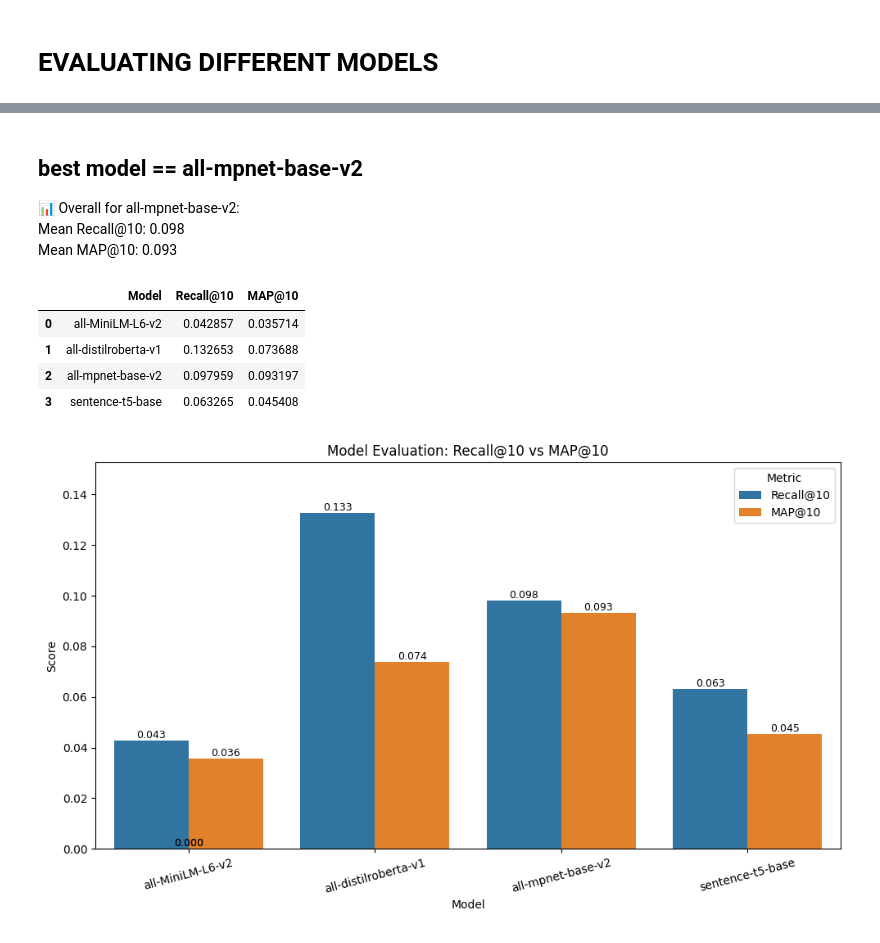
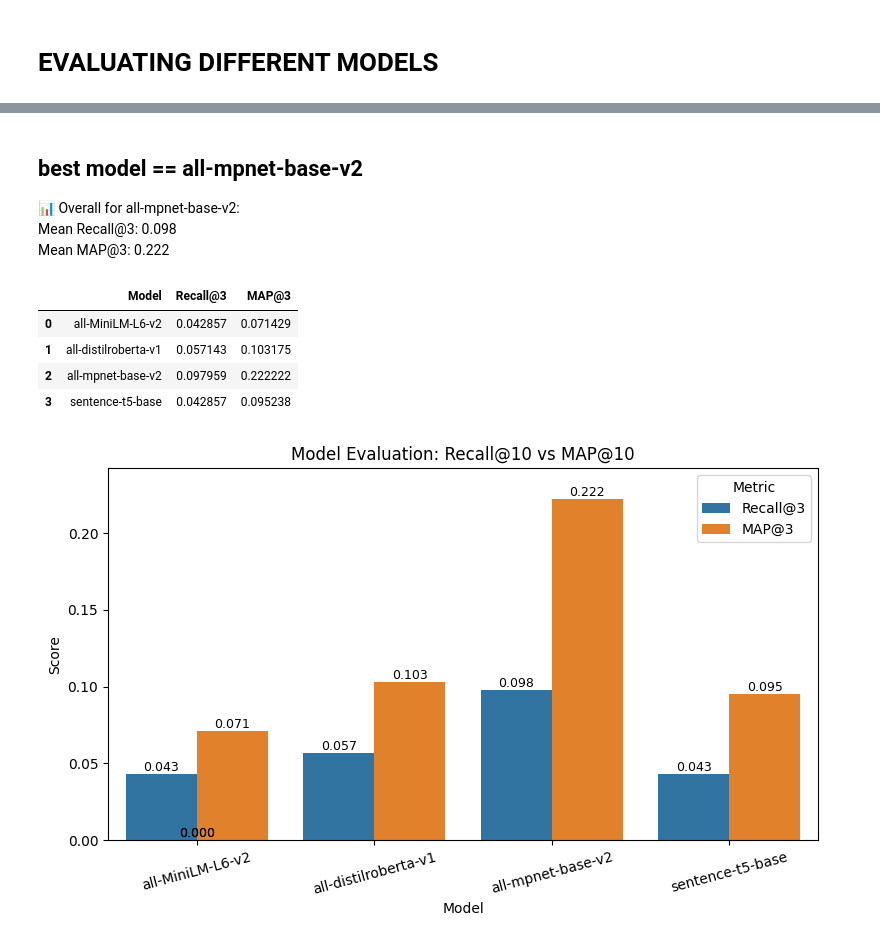
Before and after one commit to shivsharcode/shl-assessment-recommender, a Jupyter notebook: 3. Evaluation/evaluation-jupyter-nb.ipynb, the cells around one changed output, grey strips where cells are left out. Cells and saved outputs as stored; diff of their text form; code cells hidden in the pictures.

Commit message:
updated the mean@k to mean@3 as per the guideline in the pdf

```diff
--- a/3. Evaluation/evaluation-jupyter-nb.ipynb
+++ b/3. Evaluation/evaluation-jupyter-nb.ipynb
@@ -70,19 +63,3 @@ from tqdm import tqdm
-# %%
-# --- Evaluation Metrics ---
-def recall_at_k(recommended, relevant, k):
-    recommended_k = recommended[:k]
-    hits = sum(1 for item in recommended_k if item in relevant)
-    return hits / len(relevant) if relevant else 0.0
-# %%
-
-def average_precision_at_k(recommended, relevant, k):
-    score = 0.0
-    hits = 0
-    for i, item in enumerate(recommended[:k]):
-        if item in relevant:
-            hits += 1
-            score += hits / (i + 1)
-    return score / min(len(relevant), k) if relevant else 0.0
 # %%
 
 import json
@@ -183,7 +160,7 @@ def benchmark_model(model_name, k=10):
 results = []
 for model_name in models_to_test:
 
-    res = benchmark_model(model_name, k=10)
+    res = benchmark_model(model_name, k=3) # k = 3, as suggested by the pdf guidelines
     results.append(res)
 # %% [output]
 🔍 Benchmarking: all-MiniLM-L6-v2
@@ -212,51 +189,51 @@ Mean MAP@10: 0.045
 # %% [markdown]
 ## best model == all-mpnet-base-v2
 📊 Overall for all-mpnet-base-v2: \
-Mean Recall@10: 0.098 \
-Mean MAP@10: 0.093
+Mean Recall@3: 0.098 \
+Mean MAP@3: 0.222
 # %%
 import pandas as pd
 df_results = pd.DataFrame(results)
 # %%
 df_results
 # %% [output]
-|  | Model | Recall@10 | MAP@10 |
-| 0 | all-MiniLM-L6-v2 | 0.042857 | 0.035714 |
-| 1 | all-distilroberta-v1 | 0.132653 | 0.073688 |
-| 2 | all-mpnet-base-v2 | 0.097959 | 0.093197 |
-| 3 | sentence-t5-base | 0.063265 | 0.045408 |
+|  | Model | Recall@3 | MAP@3 |
+| 0 | all-MiniLM-L6-v2 | 0.042857 | 0.071429 |
+| 1 | all-distilroberta-v1 | 0.057143 | 0.103175 |
+| 2 | all-mpnet-base-v2 | 0.097959 | 0.222222 |
+| 3 | sentence-t5-base | 0.042857 | 0.095238 |
 # %%
 import matplotlib.pyplot as plt
 import seaborn as sns
 # %%
 # Melt the DataFrame for grouped barplot
 df_melted = df_results.melt(id_vars="Model", var_name="Metric", value_name="Score")
 
 # Plot
-plt.figure(figsize=(10, 6))
+plt.figure(figsize=(8, 5))
 barplot = sns.barplot(data=df_melted, x="Model", y="Score", hue="Metric")
 
 # Annotate scores on top of bars
 for p in barplot.patches:
     height = p.get_height()
     barplot.annotate(f'{height:.3f}',
                      (p.get_x() + p.get_width() / 2., height),
                      ha='center', va='bottom', fontsize=9)
 
 plt.title("Model Evaluation: Recall@10 vs MAP@10")
 plt.xticks(rotation=15)
 plt.ylabel("Score")
 plt.xlabel("Model")
 plt.ylim(0, max(df_melted["Score"]) + 0.02)
 plt.legend(title="Metric")
 plt.tight_layout()
 
 plt.savefig("model_evaluation_scores.png", dpi=300)
 
 
 plt.show()
 # %% [output]
-[figure, old version]
+[figure, new version]
 # %%
 # # TESTING
 
```
Also changed, not shown: parts of 2 cells of this notebook, 4 other files.
